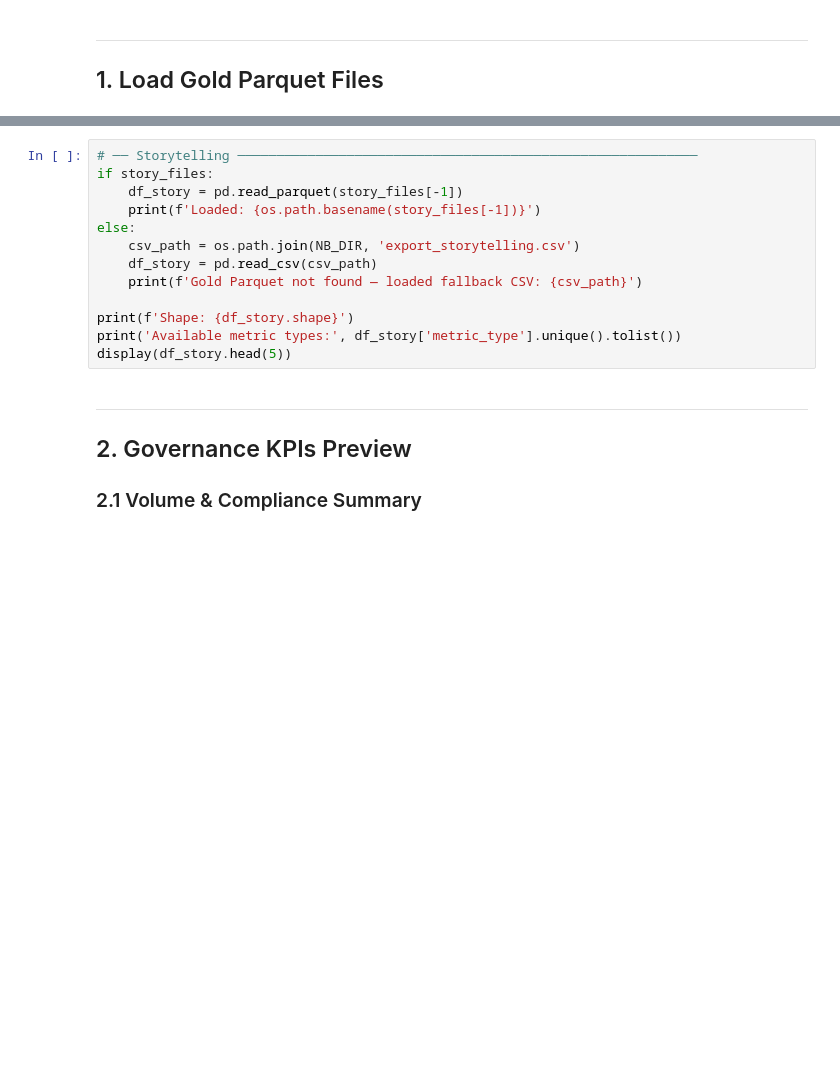
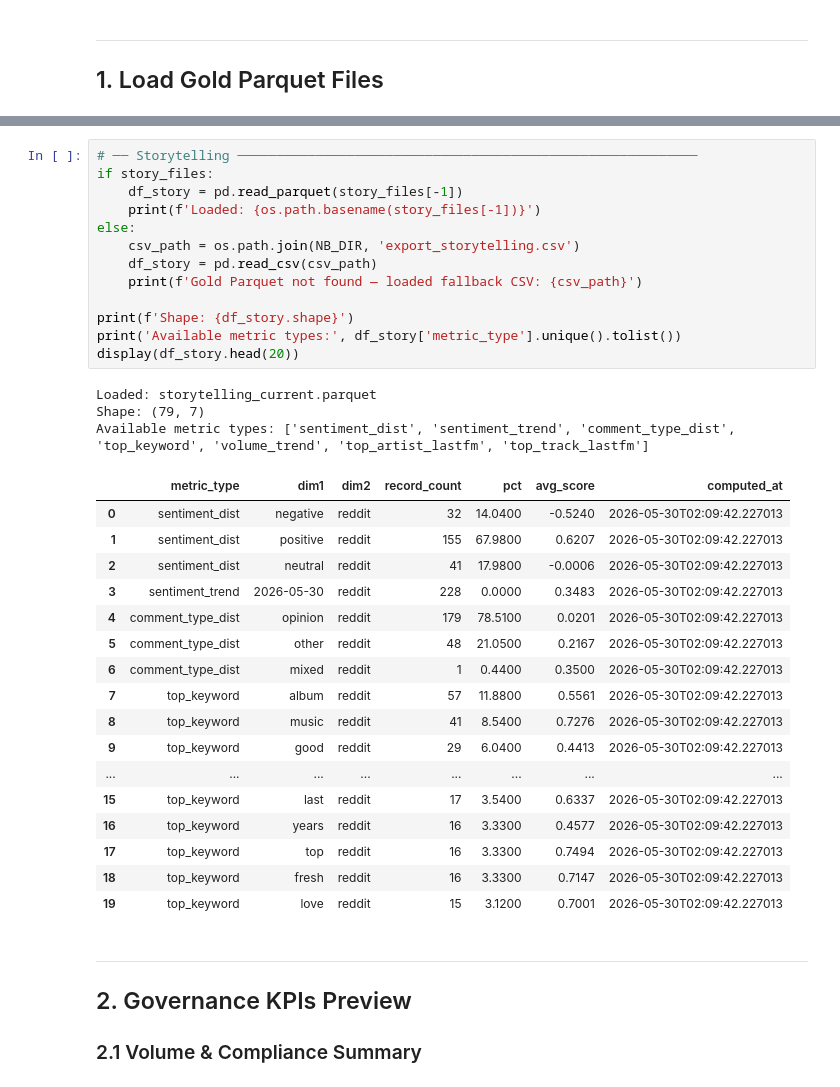
Before and after one commit to lozway/DataAnalysis, a Jupyter notebook: notebooks/gold_preview.ipynb, the cells around one changed output, grey strips where cells are left out. Drawn from its saved outputs; the diff is of its cells as text; blank space fills up the shorter version.

```diff
--- a/notebooks/gold_preview.ipynb
+++ b/notebooks/gold_preview.ipynb
@@ -56,16 +76,37 @@ display(df_gov.head(5))
 # %%
 # ── Storytelling ───────────────────────────────────────────────────────────
 if story_files:
     df_story = pd.read_parquet(story_files[-1])
     print(f'Loaded: {os.path.basename(story_files[-1])}')
 else:
     csv_path = os.path.join(NB_DIR, 'export_storytelling.csv')
     df_story = pd.read_csv(csv_path)
     print(f'Gold Parquet not found — loaded fallback CSV: {csv_path}')
 
 print(f'Shape: {df_story.shape}')
 print('Available metric types:', df_story['metric_type'].unique().tolist())
-display(df_story.head(5))
+display(df_story.head(20))
+# %% [output]
+Loaded: storytelling_current.parquet
+Shape: (79, 7)
+Available metric types: ['sentiment_dist', 'sentiment_trend', 'comment_type_dist', 'top_keyword', 'volume_trend', 'top_artist_lastfm', 'top_track_lastfm']
+|  | metric_type | dim1 | dim2 | record_count | pct | avg_score | computed_at |
+| 0 | sentiment_dist | negative | reddit | 32 | 14.0400 | -0.5240 | 2026-05-30T02:09:42.227013 |
+| 1 | sentiment_dist | positive | reddit | 155 | 67.9800 | 0.6207 | 2026-05-30T02:09:42.227013 |
+| 2 | sentiment_dist | neutral | reddit | 41 | 17.9800 | -0.0006 | 2026-05-30T02:09:42.227013 |
+| 3 | sentiment_trend | 2026-05-30 | reddit | 228 | 0.0000 | 0.3483 | 2026-05-30T02:09:42.227013 |
+| 4 | comment_type_dist | opinion | reddit | 179 | 78.5100 | 0.0201 | 2026-05-30T02:09:42.227013 |
+| 5 | comment_type_dist | other | reddit | 48 | 21.0500 | 0.2167 | 2026-05-30T02:09:42.227013 |
+| 6 | comment_type_dist | mixed | reddit | 1 | 0.4400 | 0.3500 | 2026-05-30T02:09:42.227013 |
+| 7 | top_keyword | album | reddit | 57 | 11.8800 | 0.5561 | 2026-05-30T02:09:42.227013 |
+| 8 | top_keyword | music | reddit | 41 | 8.5400 | 0.7276 | 2026-05-30T02:09:42.227013 |
+| 9 | top_keyword | good | reddit | 29 | 6.0400 | 0.4413 | 2026-05-30T02:09:42.227013 |
+| ... | ... | ... | ... | ... | ... | ... | ... |
+| 15 | top_keyword | last | reddit | 17 | 3.5400 | 0.6337 | 2026-05-30T02:09:42.227013 |
+| 16 | top_keyword | years | reddit | 16 | 3.3300 | 0.4577 | 2026-05-30T02:09:42.227013 |
+| 17 | top_keyword | top | reddit | 16 | 3.3300 | 0.7494 | 2026-05-30T02:09:42.227013 |
+| 18 | top_keyword | fresh | reddit | 16 | 3.3300 | 0.7147 | 2026-05-30T02:09:42.227013 |
+| 19 | top_keyword | love | reddit | 15 | 3.1200 | 0.7001 | 2026-05-30T02:09:42.227013 |
 # %% [markdown]
 ---
 ## 2. Governance KPIs Preview
```
Also changed, not shown: parts of 15 cells of this notebook, 5 other files.
